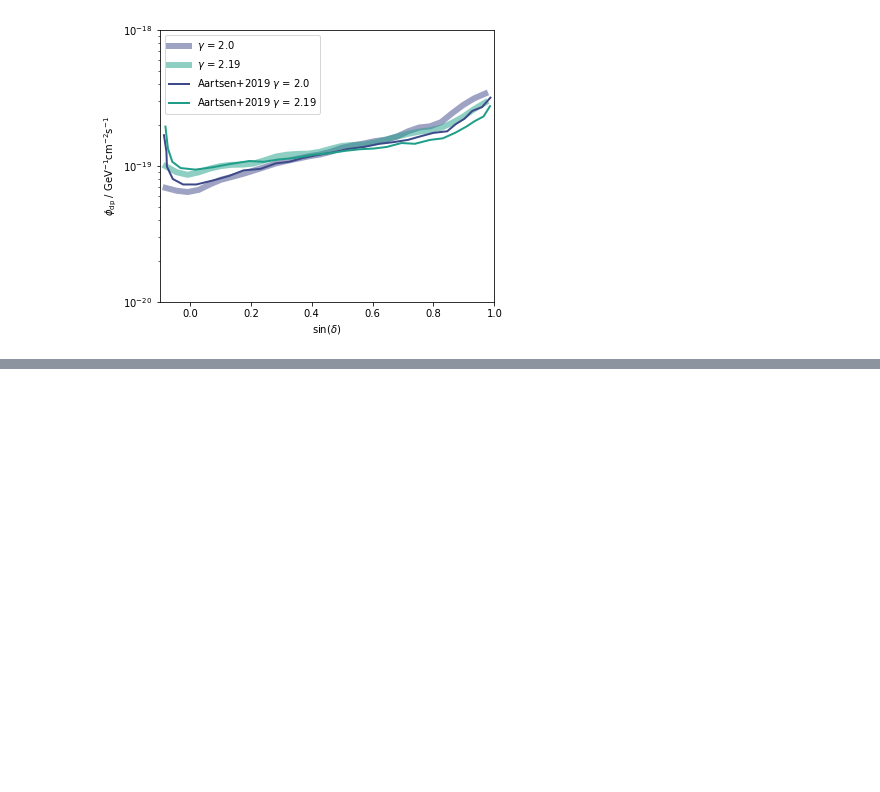
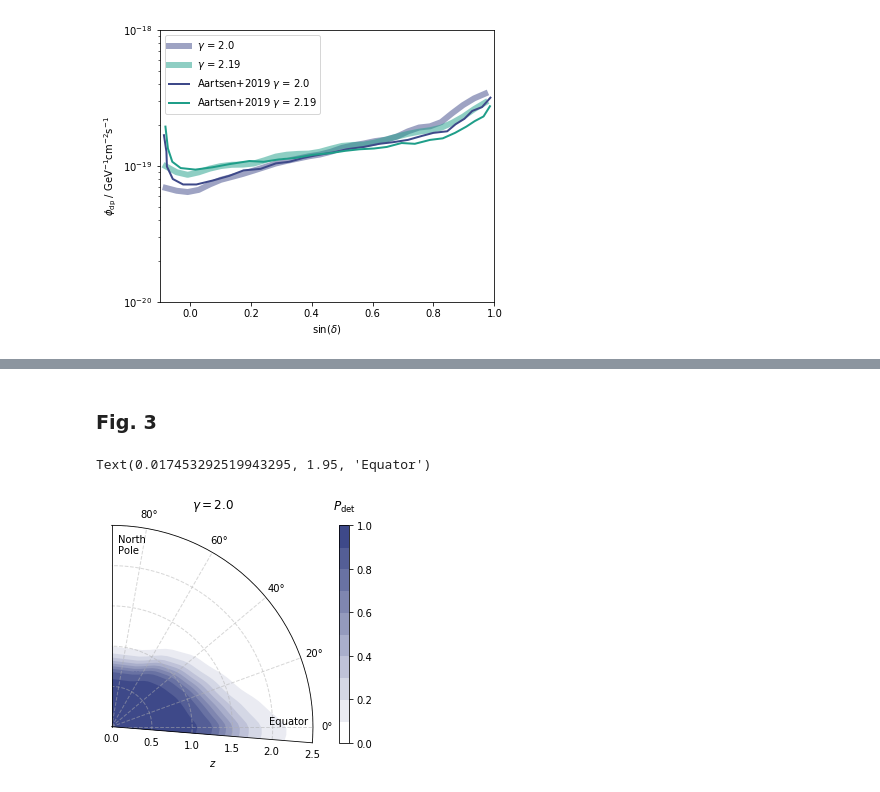
Before and after one commit to cescalara/nu_pop, a Jupyter notebook: 1_detection_probability/detection_probability.ipynb, the cells around one changed output, grey strips where cells are left out. Cells and saved outputs as stored; diff of their text form; code cells hidden in the pictures; blank space fills up the shorter version.

Commit message:
Add Fig. 3 plots and precomputed Pdet files

```diff
--- a/1_detection_probability/detection_probability.ipynb
+++ b/1_detection_probability/detection_probability.ipynb
@@ -50,7 +56,7 @@ poly = np.poly1d(ps)
 # %%
 # Use injected source sim to find Pdet given above thresholds
 source_file = "output/TS_dist_dec_30_3_6_Nevents497.h5"
-dec_to_sim, index_to_sim = get_simulated_params(filename)
+dec_to_sim, index_to_sim = get_simulated_params(source_file)
 
 Pdet_dec = []
 for i in progress_bar(range(len(dec_to_sim)), desc='Pdet calc'):
@@ -139,0 +182,47 @@ ax.set_xlim(-0.1, 1);
+# %%
+# Find redshift corresponding to phi_norm, rate and gamma
+redshift = np.zeros((len(Pdet_levels), len(index_to_sim), len(dec_to_sim)))
+for p, pdet in enumerate(Pdet_levels):
+    for j, index in enumerate(index_to_sim):
+        if index == 2.0:
+            index = 2.001 # To handle normalisation
+        L = z_solver.get_L(rate, index)
+        for i, dec in enumerate(dec_to_sim):
+            z_tmp = z_solver(potentials[p][j][i]*1e3, L, index, guess=0.1)
+            redshift[p][j][i] = z_tmp
+
+redshift[redshift>10] = 10
+# %% [markdown]
+### Fig. 3
+# %%
+origin = np.tile(0, len(dec_to_sim))
+
+dec_to_sim_f = dec_to_sim
+dec_to_sim_f[-1] = np.pi/2
+# %%
+colors = colormap(np.linspace(0, 1, 10))
+cmap_p = mpl.colors.LinearSegmentedColormap.from_list("custom", ['w', colors[2]],
+                                                      N=len(Pdet_levels))
+
+cmap_g = mpl.colors.LinearSegmentedColormap.from_list("custom", ['w', colors[5]],
+                                                      N=len(Pdet_levels))
+sm_p = plt.cm.ScalarMappable(cmap=cmap_p)
+sm_g = plt.cm.ScalarMappable(cmap=cmap_g)
+# %%
+fig = plt.figure()
+ax = fig.add_subplot(111, polar=True)
+ax.set_xlim(dec_to_sim[0], np.pi/2)
+ax.set_ylim(0, 2.5)
+ax.set_xlabel("$z$", labelpad=15)
+for p, pdet in enumerate(Pdet_levels):
+    ax.fill_between(dec_to_sim_f, origin, redshift[p][1],
+                    color=cmap_p(p), lw=0)
+cbar = fig.colorbar(sm_p, ax=ax)
+ax.set_title("$\gamma=2.0$")
+cbar.ax.set_title("$P_\mathrm{det}$", pad=15)
+ax.grid(True, lw=1, alpha=0.5, linestyle='--')
+ax.text(np.deg2rad(88), 2.15, "North\nPole")
+ax.text(np.deg2rad(1), 1.95, "Equator")
+# %% [output]
+Text(0.017453292519943295, 1.95, 'Equator')
+[figure, added]
```
Also changed, not shown: parts of 16 cells of this notebook, 4 other files.
